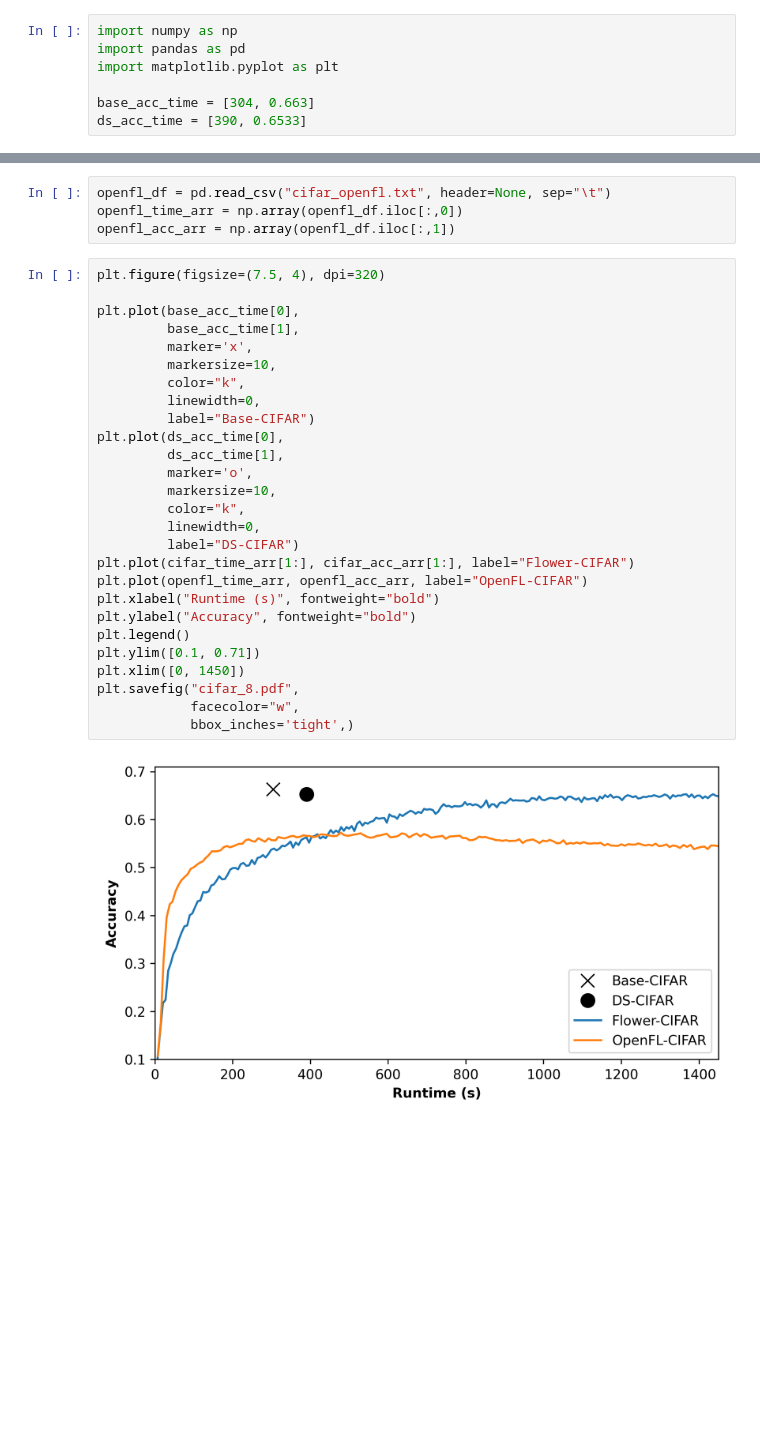
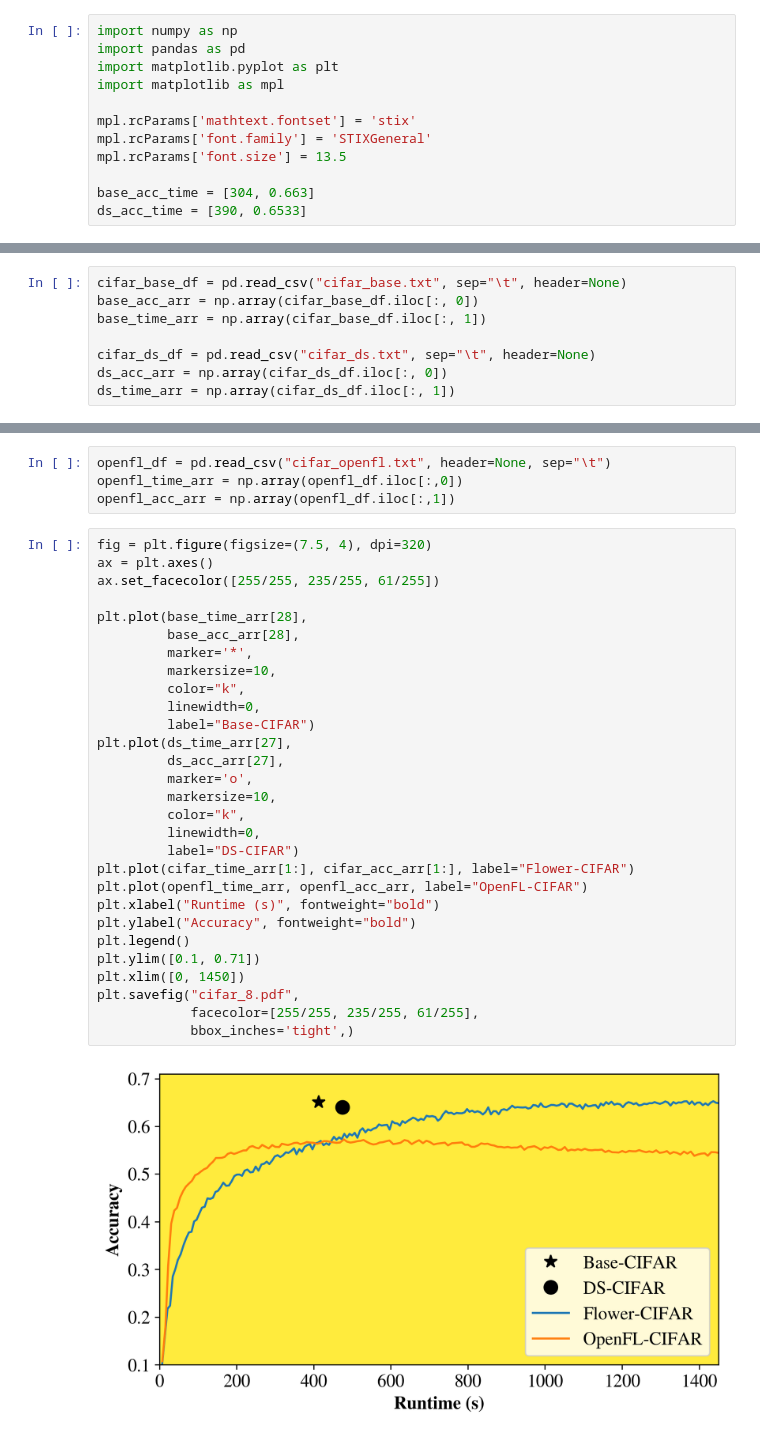
Before and after one commit to KoSpades/testGround, a Jupyter notebook: OverheadAnalysis/cifar_acc_plot.ipynb, the cells around one changed output, grey strips where cells are left out. Drawn from its saved outputs; the diff is of its cells as text; blank space fills up the shorter version.

```diff
--- a/OverheadAnalysis/cifar_acc_plot.ipynb
+++ b/OverheadAnalysis/cifar_acc_plot.ipynb
@@ -2,6 +2,11 @@
 import numpy as np
 import pandas as pd
 import matplotlib.pyplot as plt
+import matplotlib as mpl
+
+mpl.rcParams['mathtext.fontset'] = 'stix'
+mpl.rcParams['font.family'] = 'STIXGeneral'
+mpl.rcParams['font.size'] = 13.5
 
 base_acc_time = [304, 0.663]
 ds_acc_time = [390, 0.6533]
@@ -10,3 +13,11 @@ cifar_base_df = pd.read_csv("covid_base.txt", sep="\t", header=None)
+# %%
+cifar_base_df = pd.read_csv("cifar_base.txt", sep="\t", header=None)
+base_acc_arr = np.array(cifar_base_df.iloc[:, 0])
+base_time_arr = np.array(cifar_base_df.iloc[:, 1])
+
+cifar_ds_df = pd.read_csv("cifar_ds.txt", sep="\t", header=None)
+ds_acc_arr = np.array(cifar_ds_df.iloc[:, 0])
+ds_time_arr = np.array(cifar_ds_df.iloc[:, 1])
 # %%
 cifar_acc_df = pd.read_csv("cifar_flower_acc.txt").iloc[:, 1]
 
@@ -29,31 +40,33 @@ openfl_df = pd.read_csv("cifar_openfl.txt", header=None, sep="\t")
 openfl_time_arr = np.array(openfl_df.iloc[:,0])
 openfl_acc_arr = np.array(openfl_df.iloc[:,1])
 # %%
-plt.figure(figsize=(7.5, 4), dpi=320)
+fig = plt.figure(figsize=(7.5, 4), dpi=320)
+ax = plt.axes()
+ax.set_facecolor([255/255, 235/255, 61/255])
 
-plt.plot(base_acc_time[0],
-         base_acc_time[1],
-         marker='x',
+plt.plot(base_time_arr[28],
+         base_acc_arr[28],
+         marker='*',
          markersize=10,
          color="k",
          linewidth=0,
          label="Base-CIFAR")
-plt.plot(ds_acc_time[0],
-         ds_acc_time[1],
+plt.plot(ds_time_arr[27],
+         ds_acc_arr[27],
          marker='o',
          markersize=10,
          color="k",
          linewidth=0,
          label="DS-CIFAR")
 plt.plot(cifar_time_arr[1:], cifar_acc_arr[1:], label="Flower-CIFAR")
 plt.plot(openfl_time_arr, openfl_acc_arr, label="OpenFL-CIFAR")
 plt.xlabel("Runtime (s)", fontweight="bold")
 plt.ylabel("Accuracy", fontweight="bold")
 plt.legend()
 plt.ylim([0.1, 0.71])
 plt.xlim([0, 1450])
 plt.savefig("cifar_8.pdf",
-            facecolor="w",
+            facecolor=[255/255, 235/255, 61/255],
             bbox_inches='tight',)
 # %% [output]
-[figure, old version]
+[figure, new version]
```
Also changed, not shown: parts of 1 cell of this notebook, 18 other files.
